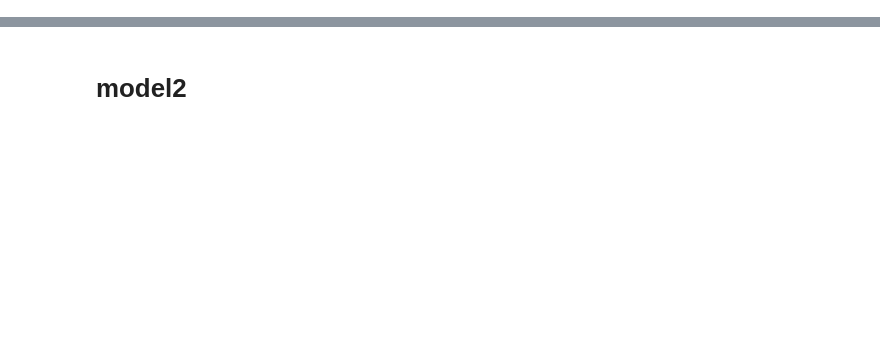
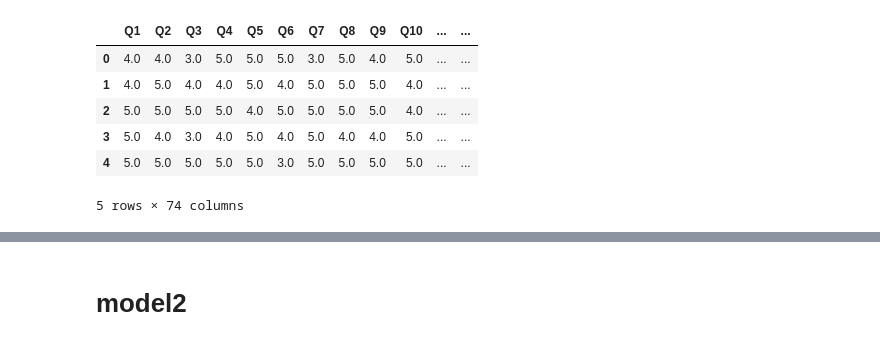
Before and after one commit to KimJinSungDataScientist/psychological_propensity_prediction_AI_competition_qualifier, a Jupyter notebook: main copy.ipynb, the cells around one changed output, grey strips where cells are left out. Drawn from its saved outputs; the diff is of its cells as text; code cells hidden in the pictures; blank space fills up the shorter version.

```diff
--- a/main copy.ipynb
+++ b/main copy.ipynb
@@ -78,7 +78,7 @@ train.drop(['VCL7','VCL8','VCL11'],axis=1,inplace=True)
 # train.drop([('TIPI'+str(i)) for i in range(1,11)],axis=1,inplace=True)
 # train.drop([('Q'+str(i)) for i in range(1,20)],axis=1,inplace=True)
 
-# train['nature_score'] = train[[('Q'+str(i)) for i in range(20,27)]].apply(lambda x : x.mean(),axis=1)
+train['nature_score'] = train[[('Q'+str(i)) for i in range(20,27)]].apply(lambda x : x.mean(),axis=1)
 # train.drop([('Q'+str(i)) for i in range(20,27)],axis=1,inplace=True)
 # train.drop(['country','hand','introelapse','testelapse','surveyelapse'],axis=1,inplace=True)
 # train.drop(['introelapse','testelapse','surveyelapse'],axis=1,inplace=True)
@@ -118,10 +118,20 @@ test.drop(['VCL7','VCL8','VCL11'],axis=1,inplace=True)
 test['nature_score'] = test[[('Q'+str(i)) for i in range(20,27)]].apply(lambda x : x.mean(),axis=1)
 # test.drop([('Q'+str(i)) for i in range(20,27)],axis=1,inplace=True)
 # test.drop(['country','hand','introelapse','testelapse','surveyelapse'],axis=1,inplace=True)
-test.drop(['country'],axis=1,inplace=True)
+# test.drop(['country'],axis=1,inplace=True)
 
 
 test_fill_na = test.fillna(test.mean())
+# %%
+test.head()
+# %% [output]
+|  | Q1 | Q2 | Q3 | Q4 | Q5 | Q6 | Q7 | Q8 | Q9 | Q10 | ... | ... |
+| 0 | 4.0 | 4.0 | 3.0 | 5.0 | 5.0 | 5.0 | 3.0 | 5.0 | 4.0 | 5.0 | ... | ... |
+| 1 | 4.0 | 5.0 | 4.0 | 4.0 | 5.0 | 4.0 | 5.0 | 5.0 | 5.0 | 4.0 | ... | ... |
+| 2 | 5.0 | 5.0 | 5.0 | 5.0 | 4.0 | 5.0 | 5.0 | 5.0 | 5.0 | 4.0 | ... | ... |
+| 3 | 5.0 | 4.0 | 3.0 | 4.0 | 5.0 | 4.0 | 5.0 | 4.0 | 4.0 | 5.0 | ... | ... |
+| 4 | 5.0 | 5.0 | 5.0 | 5.0 | 5.0 | 3.0 | 5.0 | 5.0 | 5.0 | 5.0 | ... | ... |
+5 rows × 74 columns
 # %%
 from pycaret.classification import *
 
```
Also changed, not shown: parts of 11 cells of this notebook, 9 other files.
